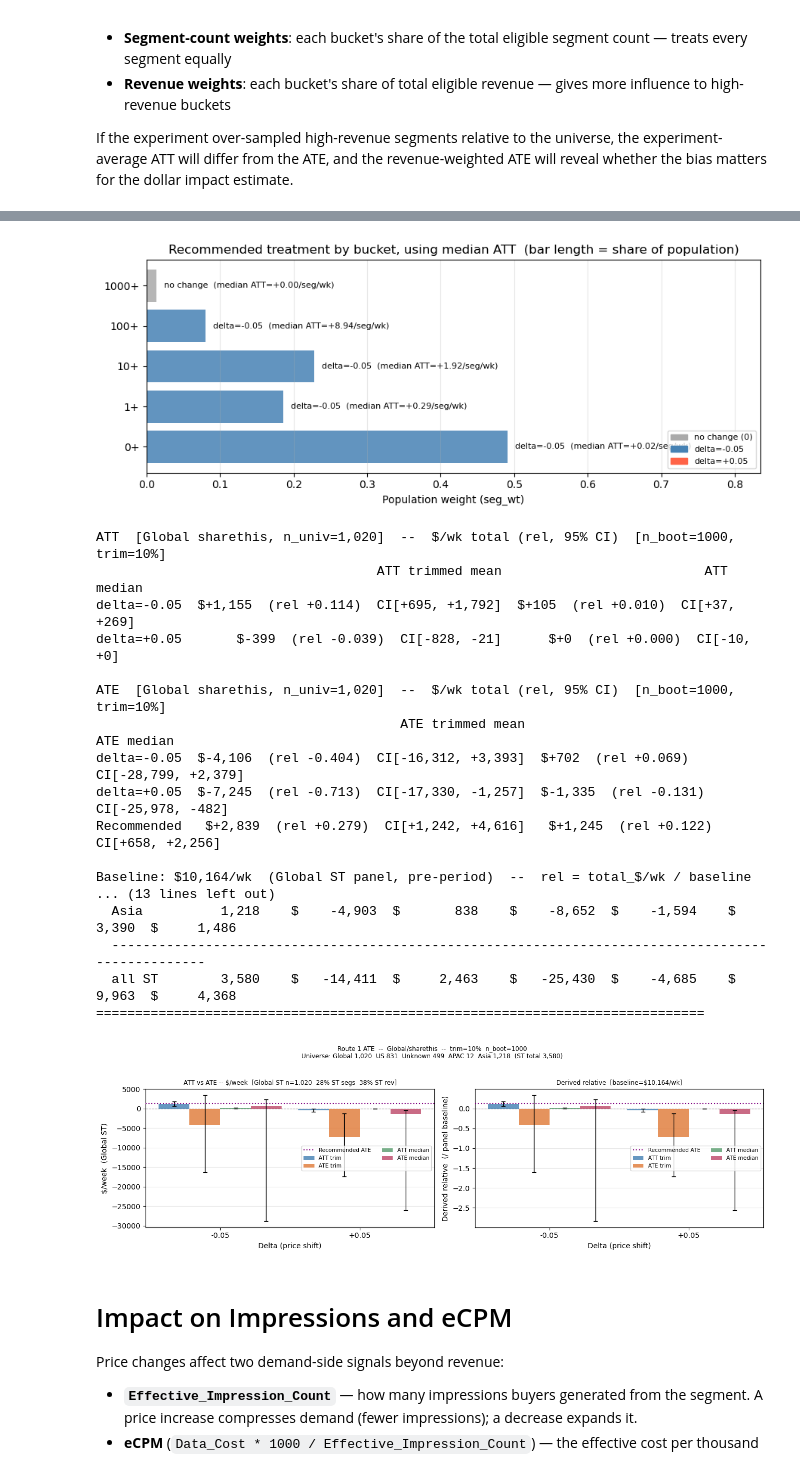
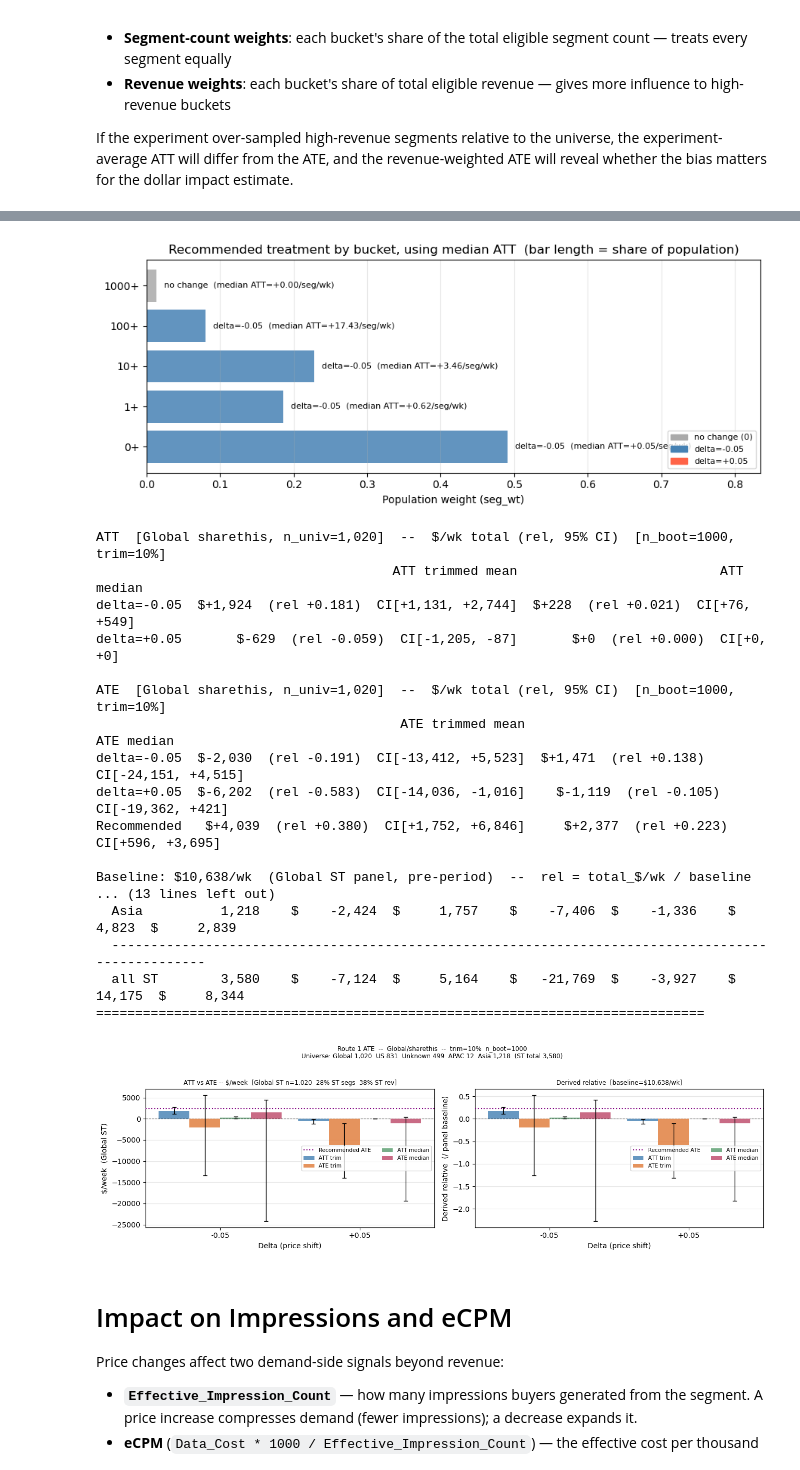
Before and after one commit to ravi-sharethis/python-notebooks, a Jupyter notebook: TTD3_Pricing.ipynb, the cells around one changed output, grey strips where cells are left out. Cells and saved outputs as stored; diff of their text form; code cells hidden in the pictures.

Commit message:
analyzed 6 weeks of revenue - also made RF dataset simpler (and possibly consistent with test set)

```diff
--- a/TTD3_Pricing.ipynb
+++ b/TTD3_Pricing.ipynb
@@ -12,6 +12,7 @@ run @ 20260713-22:19:00
 # %%
 last_pre_week = "2026-05-24"
-test_df_start = "2026-05-01"
+#test_df_start = "2026-05-01"
+test_df_start = "2026-04-10"
 base_PoM_default = {'dav2shreths':0.16, 'sharethis': 0.15}
 # Bucket definition -- absolute revenue cutoffs (adjust as needed). Applied to
 # `pricing['revenue']` right after it's loaded below, replacing the original
@@ -34,7 +35,8 @@ data_path = "/Users/ravirajan/code/data"
 output_path = "/Users/ravirajan/code/outputs"
 #ttd_file = f"{data_path}/TTD-20260608.csv"
 #ttd_file = f"{data_path}/TTD-20260615.csv"
-ttd_file = f"{data_path}/TTD-20260623.csv"
+#ttd_file = f"{data_path}/TTD-20260623.csv"
+ttd_file = f"{data_path}/TTD-20260714-AllOnly.csv"
 # %%
 import pandas as pd
 import numpy as np
@@ -447,5 +441,10 @@ dat2 = dat2[~dat2.group.isna()]
 # %% [markdown]
 # Model
+# %%
+dat2 = dat1
+dat2['Received_ID_Count'] = dat2['Received_ID_Count'] + 1e-9
+# also filter out rows not belonging to pricing experiment
+dat2 = dat2[~dat2.group.isna()]
 # %%
 yr = dat2['Avg_Relevance_Percentile'] #['Avg_Relevance']
 yd = dat2['Data_Cost'].astype(float)
@@ -1558,8 +1548,34 @@ n_by_bkt = st_global_universe.groupby('bucket').size().reindex(bkts).fillna(0).a
 seg_wt   = n_by_bkt / n_by_bkt.sum()
 n_univ   = int(geo_summary.loc['Global', 'n_segs'])
 
+# revenue weight alongside seg_wt -- same buckets, but weighted by $ instead of
+# segment count. Segment-heavy buckets (e.g. 0+) can carry very little of the
+# total revenue, and vice versa for 1000+ -- both views are useful side by side.
+# Average WEEKLY panel revenue per bucket -- same pre_weeks_global panel (dat1,
+# zero-filled, Global sharethis, matching test_df_start) used for
+# total_panel_weekly_rev above, just broken out by bucket instead of summed
+# across all of them. These sum to ~total_panel_weekly_rev.
+avg_panel_rev_by_bkt = (
+    pre_weeks_global.groupby(['bucket', 'Week_Start_Date'])['Data_Cost'].sum()
+    .groupby('bucket').mean()
+    .reindex(bkts).fillna(0.0)
+)
+
+# rev_wt: revenue weight from Ranked_by_Revenue (monthly), shown as a plain
+# fraction rather than alongside its raw dollar figure -- the raw monthly
+# 'revenue' total per bucket isn't shown here since it's a different time
+# scale than avg_panel_rev_wk (weekly) and comparing the two dollar figures
+# directly invites a mix-up; the normalized weight doesn't have that problem.
+rev_by_bkt = st_global_universe.groupby('bucket')['revenue'].sum().reindex(bkts).fillna(0.0)
+rev_wt     = rev_by_bkt / rev_by_bkt.sum()
+
 print(f"\nGlobal ST bucket distribution -- true population (n={n_univ} universe segs, from Ranked_by_Revenue):")
-print(n_by_bkt.to_frame('n_segs').assign(seg_wt=seg_wt.round(4)).to_string())
+print(n_by_bkt.to_frame('n_segs').assign(
+    seg_wt=seg_wt.round(4), avg_panel_rev_wk=avg_panel_rev_by_bkt.round(0), rev_wt=rev_wt.round(4)
+).to_string())
+print(f"(avg_panel_rev_wk sums to ${avg_panel_rev_by_bkt.sum():,.0f}/wk -- matches "
+      f"total_panel_weekly_rev=${total_panel_weekly_rev:,.0f}/wk above; "
+      f"rev_wt is from Ranked_by_Revenue (monthly), a separate source from the weekly panel)")
 
 # For context only (NOT used for ATE weighting below): how does the
 # experiment's own candidate pool compare to the true population above? Both
@@ -1982,22 +1998,22 @@ Uniform delta=+0.05 for everyone        -7.29 $   -7,437  -0.732     -7.10 $   -
 [figure]
 ATT  [Global sharethis, n_univ=1,020]  --  $/wk total (rel, 95% CI)  [n_boot=1000, trim=10%]
-                                    ATT trimmed mean                          ATT median
-delta=-0.05  $+1,155  (rel +0.114)  CI[+695, +1,792]  $+105  (rel +0.010)  CI[+37, +269]
-delta=+0.05       $-399  (rel -0.039)  CI[-828, -21]      $+0  (rel +0.000)  CI[-10, +0]
+                                      ATT trimmed mean                          ATT median
+delta=-0.05  $+1,924  (rel +0.181)  CI[+1,131, +2,744]  $+228  (rel +0.021)  CI[+76, +549]
+delta=+0.05       $-629  (rel -0.059)  CI[-1,205, -87]       $+0  (rel +0.000)  CI[+0, +0]
 
 ATE  [Global sharethis, n_univ=1,020]  --  $/wk total (rel, 95% CI)  [n_boot=1000, trim=10%]
-                                       ATE trimmed mean                                ATE median
-delta=-0.05  $-4,106  (rel -0.404)  CI[-16,312, +3,393]  $+702  (rel +0.069)  CI[-28,799, +2,379]
-delta=+0.05  $-7,245  (rel -0.713)  CI[-17,330, -1,257]  $-1,335  (rel -0.131)  CI[-25,978, -482]
-Recommended   $+2,839  (rel +0.279)  CI[+1,242, +4,616]   $+1,245  (rel +0.122)  CI[+658, +2,256]
+                                       ATE trimmed mean                                  ATE median
+delta=-0.05  $-2,030  (rel -0.191)  CI[-13,412, +5,523]  $+1,471  (rel +0.138)  CI[-24,151, +4,515]
+delta=+0.05  $-6,202  (rel -0.583)  CI[-14,036, -1,016]    $-1,119  (rel -0.105)  CI[-19,362, +421]
+Recommended   $+4,039  (rel +0.380)  CI[+1,752, +6,846]     $+2,377  (rel +0.223)  CI[+596, +3,695]
 
-Baseline: $10,164/wk  (Global ST panel, pre-period)  --  rel = total_$/wk / baseline
+Baseline: $10,638/wk  (Global ST panel, pre-period)  --  rel = total_$/wk / baseline
 ... (13 lines left out)
-  Asia          1,218    $    -4,903  $       838    $    -8,652  $    -1,594    $     3,390  $     1,486
+  Asia          1,218    $    -2,424  $     1,757    $    -7,406  $    -1,336    $     4,823  $     2,839
   --------------------------------------------------------------------------------------------------
-  all ST        3,580    $   -14,411  $     2,463    $   -25,430  $    -4,685    $     9,963  $     4,368
+  all ST        3,580    $    -7,124  $     5,164    $   -21,769  $    -3,927    $    14,175  $     8,344
 ==============================================================================
-[figure, old version]
+[figure, new version]
 # %% [markdown]
 # Impact on Impressions and eCPM
 
```
Also changed, not shown: parts of 41 cells of this notebook.
